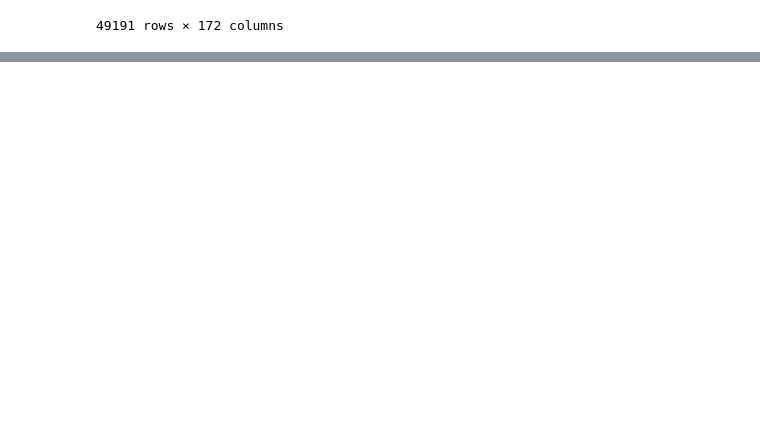
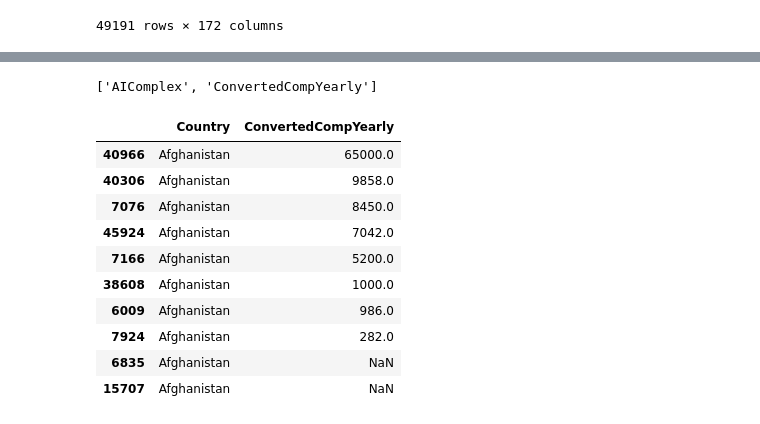
Before and after one commit to Sophie-Muchiri12/python-dataanalysis, a Jupyter notebook: stackoverflow_survey_pandas_analysis.ipynb, the cells around one changed output, grey strips where cells are left out. Drawn from its saved outputs; the diff is of its cells as text; code cells hidden in the pictures; blank space fills up the shorter version.

Commit message:
sorting data

```diff
--- a/pandasdemo.ipynb
+++ b/stackoverflow_survey_pandas_analysis.ipynb
@@ -435,0 +451,2 @@ df
+# %%
+df.sort_values(by='Country', inplace=True)
@@ -435,0 +473,2 @@ df
+# %%
+df.columns = df.columns.str.strip()
@@ -435,0 +495,21 @@ df
+# %%
+[col for col in df.columns if 'comp' in col.lower()]
+# %% [output]
+['AIComplex', 'ConvertedCompYearly']
+# %%
+#sorting countries in ascending order then salary in descending order
+df.sort_values(by=['Country','ConvertedCompYearly'], ascending=[True,False], inplace=True)
+# %%
+df[['Country','ConvertedCompYearly']].head(10)
+# %% [output]
+|  | Country | ConvertedCompYearly |
+| 40966 | Afghanistan | 65000.0 |
+| 40306 | Afghanistan | 9858.0 |
+| 7076 | Afghanistan | 8450.0 |
+| 45924 | Afghanistan | 7042.0 |
+| 7166 | Afghanistan | 5200.0 |
+| 38608 | Afghanistan | 1000.0 |
+| 6009 | Afghanistan | 986.0 |
+| 7924 | Afghanistan | 282.0 |
+| 6835 | Afghanistan | NaN |
+| 15707 | Afghanistan | NaN |
```
Also changed, not shown: parts of 5 cells of this notebook, 2 other files.
